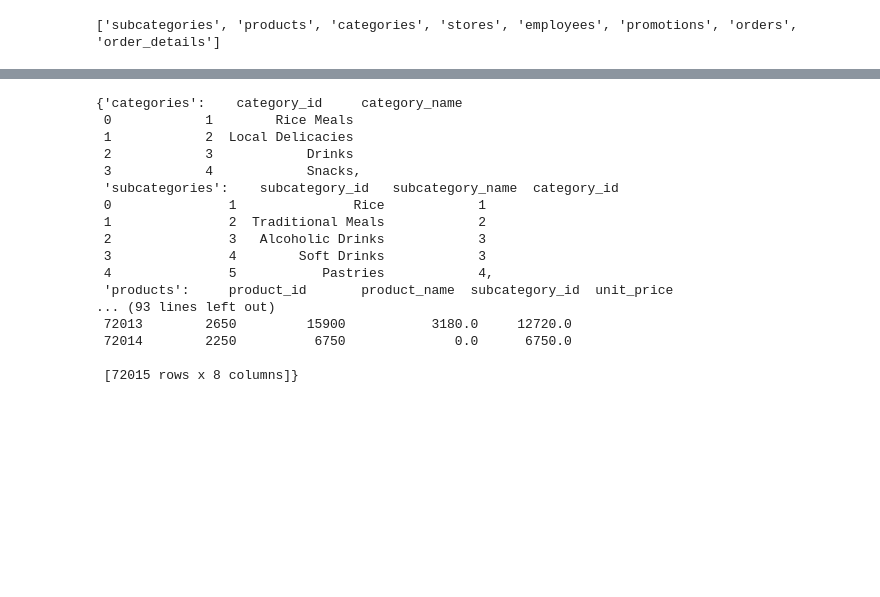
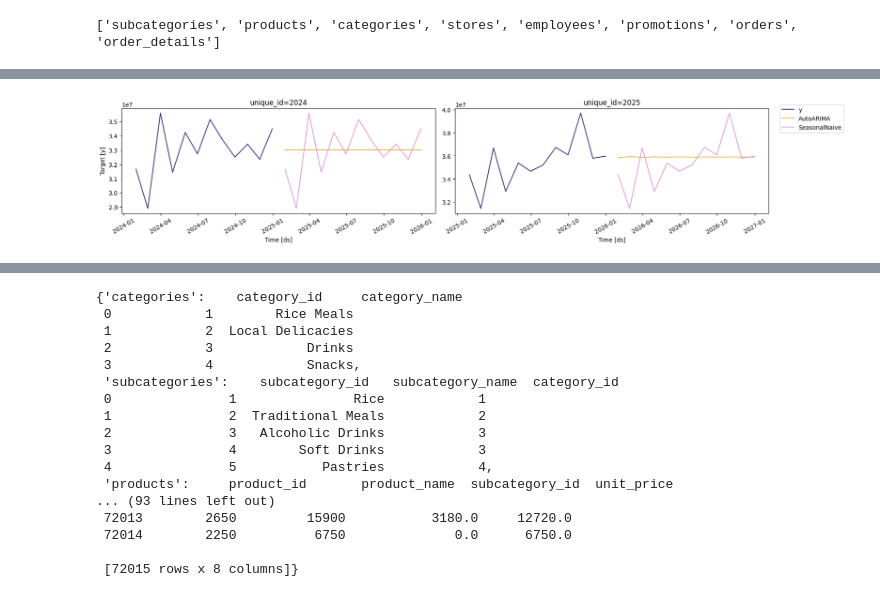
Before and after one commit to Leoklems00/Awka_Fast_Food_Project, a Jupyter notebook: rough.ipynb, the cells around one changed output, grey strips where cells are left out. Cells and saved outputs as stored; diff of their text form; code cells hidden in the pictures; blank space fills up the shorter version.

```diff
--- a/rough.ipynb
+++ b/rough.ipynb
@@ -95,0 +246,11 @@ print(list(tables.keys()))
+# %%
+models = [AutoARIMA(season_length=12), SeasonalNaive(season_length=12)]
+# %%
+sf = StatsForecast(
+    # df=order_monthly,
+    models = models,
+    freq='M',
+    n_jobs=-1
+)
+# %%
+forcast = sf.forecast(h=12, df=order_monthly)
@@ -95,0 +273,4 @@ print(list(tables.keys()))
+# %%
+sf.plot(df=order_monthly, forecasts_df=forcast)
+# %% [output]
+[figure, added]
```
Also changed, not shown: parts of 29 cells of this notebook, 4 other files.
